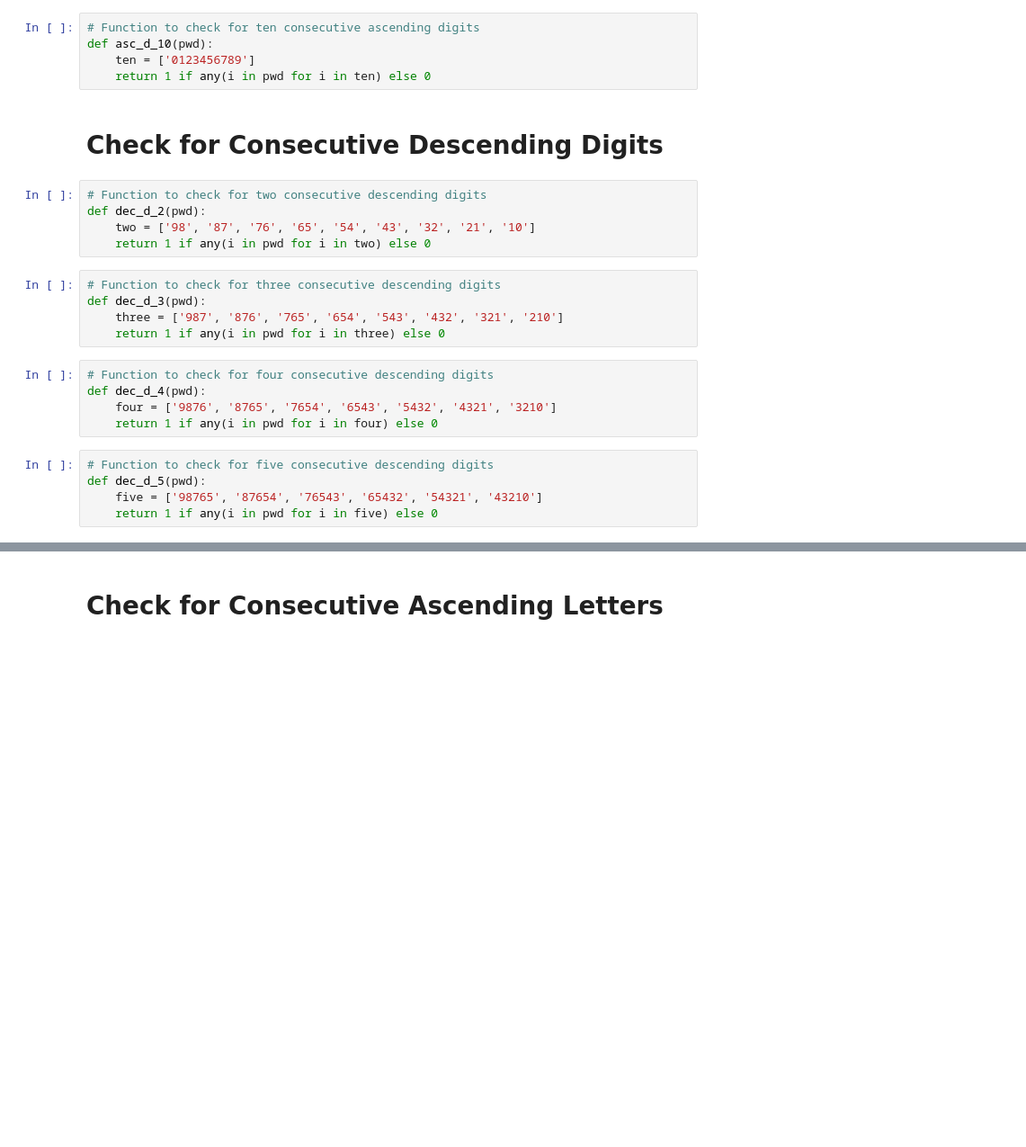
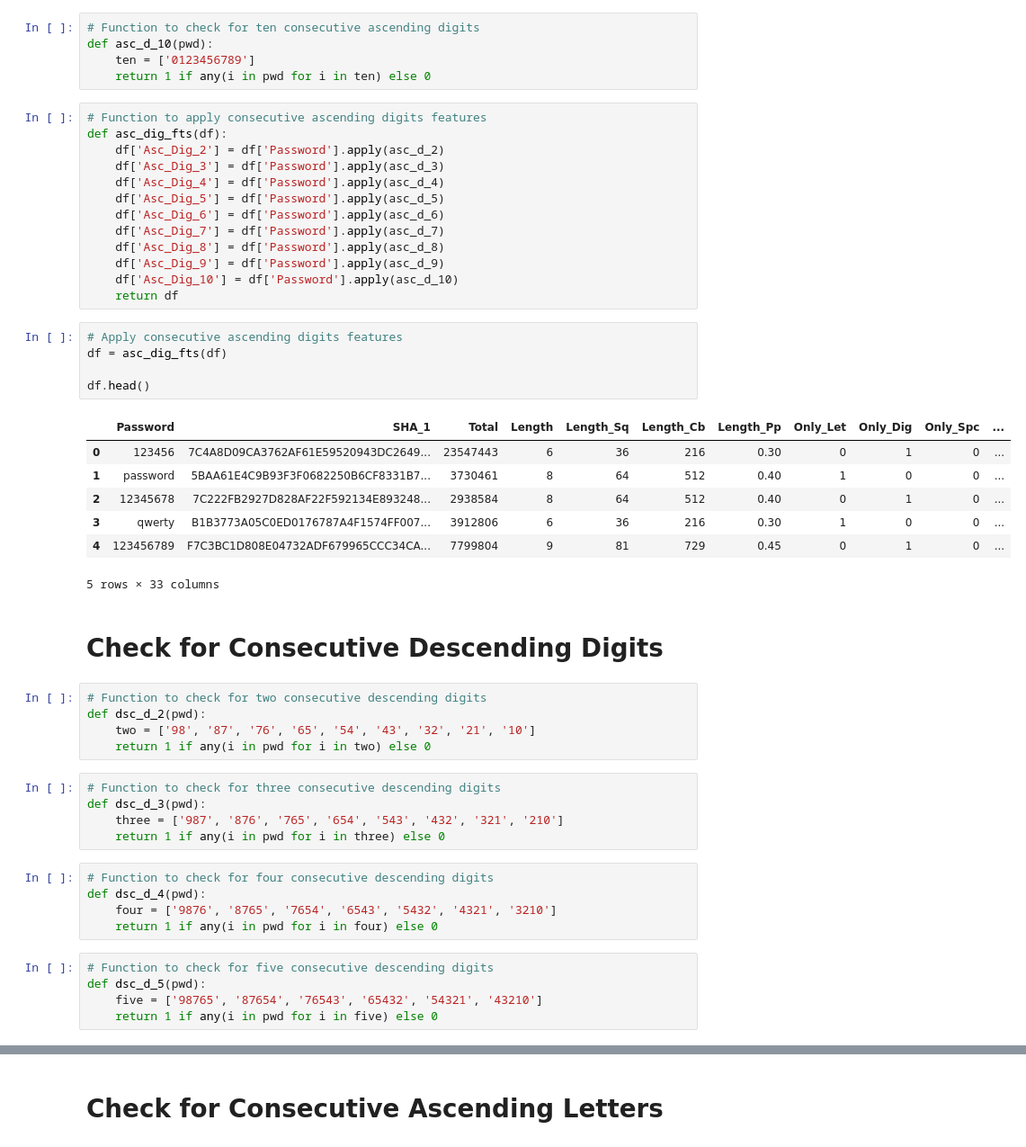
Before and after one commit to EricB10/pwned-passwords-project, a Jupyter notebook: feature_creation.ipynb, the cells around one changed output, grey strips where cells are left out. Shown: that part at 90% size. Saved outputs shown, nothing was run; the diff lists cells and outputs as text; blank space fills up the shorter version.

```diff
--- a/feature_creation.ipynb
+++ b/feature_creation.ipynb
@@ -271,26 +322,52 @@ def asc_d_9(pwd):
 def asc_d_10(pwd):
     ten = ['0123456789']
     return 1 if any(i in pwd for i in ten) else 0
+# %%
+# Function to apply consecutive ascending digits features
+def asc_dig_fts(df):
+    df['Asc_Dig_2'] = df['Password'].apply(asc_d_2)
+    df['Asc_Dig_3'] = df['Password'].apply(asc_d_3)
+    df['Asc_Dig_4'] = df['Password'].apply(asc_d_4)
+    df['Asc_Dig_5'] = df['Password'].apply(asc_d_5)
+    df['Asc_Dig_6'] = df['Password'].apply(asc_d_6)
+    df['Asc_Dig_7'] = df['Password'].apply(asc_d_7)
+    df['Asc_Dig_8'] = df['Password'].apply(asc_d_8)
+    df['Asc_Dig_9'] = df['Password'].apply(asc_d_9)
+    df['Asc_Dig_10'] = df['Password'].apply(asc_d_10)
+    return df
+# %%
+# Apply consecutive ascending digits features
+df = asc_dig_fts(df)
+
+df.head()
+# %% [output]
+|  | Password | SHA_1 | Total | Length | Length_Sq | Length_Cb | Length_Pp | Only_Let | Only_Dig | Only_Spc | ... |
+| 0 | 123456 | 7C4A8D09CA3762AF61E59520943DC2649... | 23547443 | 6 | 36 | 216 | 0.30 | 0 | 1 | 0 | ... |
+| 1 | password | 5BAA61E4C9B93F3F0682250B6CF8331B7... | 3730461 | 8 | 64 | 512 | 0.40 | 1 | 0 | 0 | ... |
+| 2 | 12345678 | 7C222FB2927D828AF22F592134E893248... | 2938584 | 8 | 64 | 512 | 0.40 | 0 | 1 | 0 | ... |
+| 3 | qwerty | B1B3773A05C0ED0176787A4F1574FF007... | 3912806 | 6 | 36 | 216 | 0.30 | 1 | 0 | 0 | ... |
+| 4 | 123456789 | F7C3BC1D808E04732ADF679965CCC34CA... | 7799804 | 9 | 81 | 729 | 0.45 | 0 | 1 | 0 | ... |
+5 rows × 33 columns
 # %% [markdown]
 # Check for Consecutive Descending Digits
 # %%
 # Function to check for two consecutive descending digits
-def dec_d_2(pwd):
+def dsc_d_2(pwd):
     two = ['98', '87', '76', '65', '54', '43', '32', '21', '10']
     return 1 if any(i in pwd for i in two) else 0
 # %%
 # Function to check for three consecutive descending digits
-def dec_d_3(pwd):
+def dsc_d_3(pwd):
     three = ['987', '876', '765', '654', '543', '432', '321', '210']
     return 1 if any(i in pwd for i in three) else 0
 # %%
 # Function to check for four consecutive descending digits
-def dec_d_4(pwd):
+def dsc_d_4(pwd):
     four = ['9876', '8765', '7654', '6543', '5432', '4321', '3210']
     return 1 if any(i in pwd for i in four) else 0
 # %%
 # Function to check for five consecutive descending digits
-def dec_d_5(pwd):
+def dsc_d_5(pwd):
     five = ['98765', '87654', '76543', '65432', '54321', '43210']
     return 1 if any(i in pwd for i in five) else 0
 # %%
```
Also changed, not shown: parts of 41 cells of this notebook.
